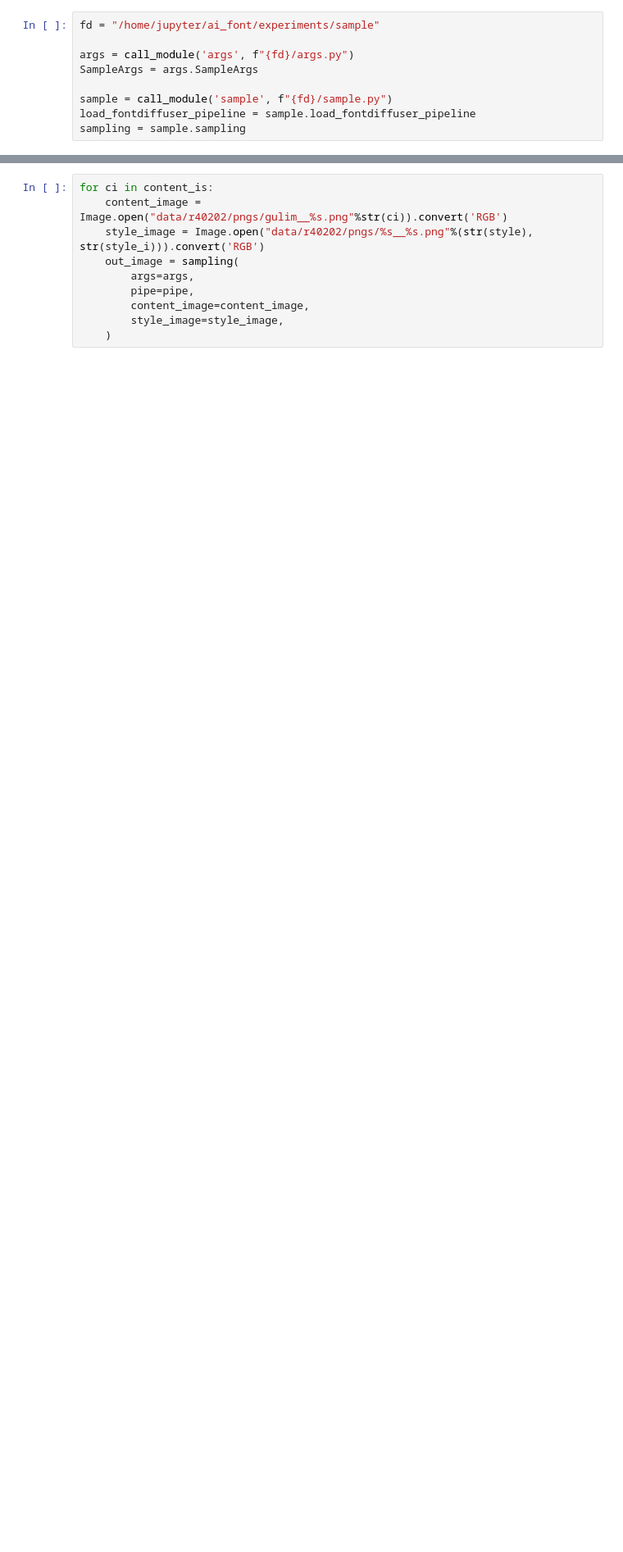
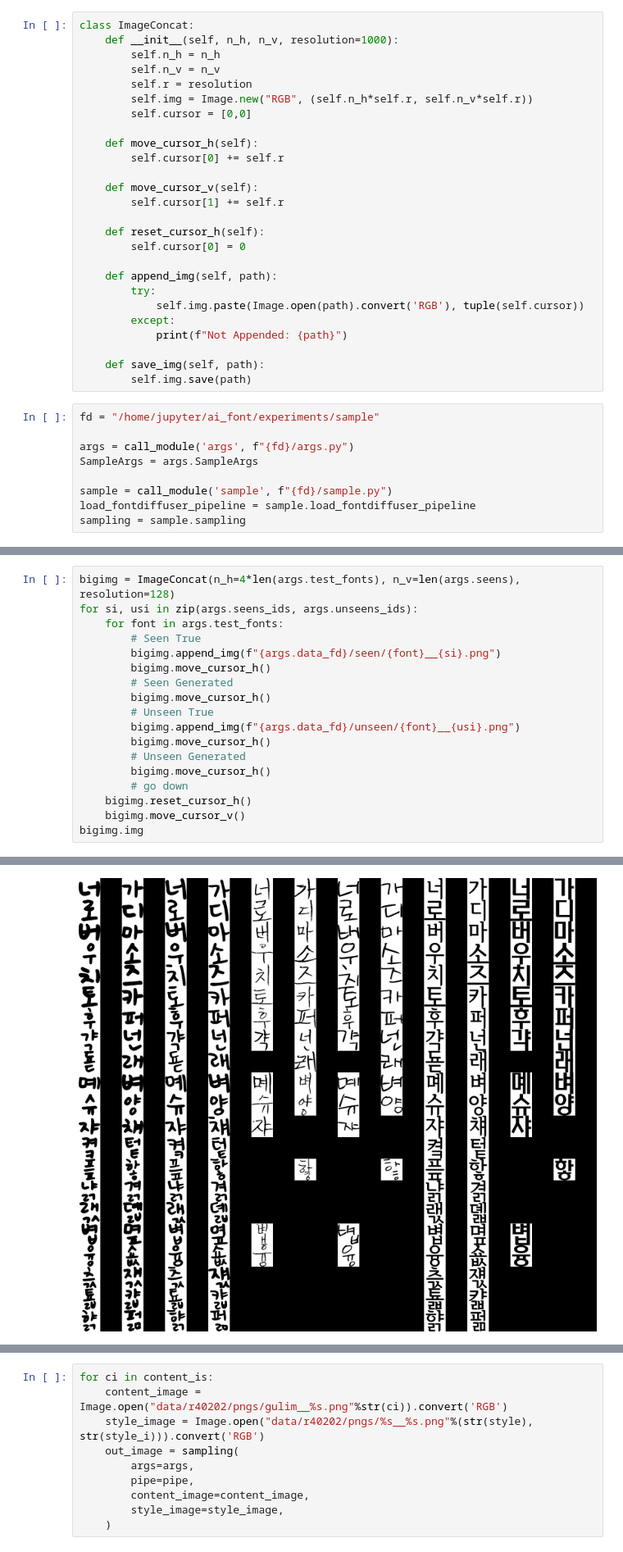
Before and after one commit to leo-z-kakaoent/ai_font, a Jupyter notebook: experiments/notebooks/sampling.ipynb, the cells around one changed output, grey strips where cells are left out. Shown at 82% size. Cells and saved outputs as stored; diff of their text form; blank space fills up the shorter version.

```diff
--- a/experiments/notebooks/sampling.ipynb
+++ b/experiments/notebooks/sampling.ipynb
@@ -11,6 +11,32 @@ def call_module(nm, path):
     sys.modules[nm] = foo
     spec.loader.exec_module(foo)
     return foo
+# %%
+class ImageConcat:
+    def __init__(self, n_h, n_v, resolution=1000):
+        self.n_h = n_h
+        self.n_v = n_v
+        self.r = resolution
+        self.img = Image.new("RGB", (self.n_h*self.r, self.n_v*self.r))
+        self.cursor = [0,0]
+
+    def move_cursor_h(self):
+        self.cursor[0] += self.r
+
+    def move_cursor_v(self):
+        self.cursor[1] += self.r
+
+    def reset_cursor_h(self):
+        self.cursor[0] = 0
+
+    def append_img(self, path):
+        try:
+            self.img.paste(Image.open(path).convert('RGB'), tuple(self.cursor))
+        except:
+            print(f"Not Appended: {path}")
+
+    def save_img(self, path):
+        self.img.save(path)
 # %%
 fd = "/home/jupyter/ai_font/experiments/sample"
 
@@ -52,0 +80,19 @@ args.test_fonts
+# %%
+bigimg = ImageConcat(n_h=4*len(args.test_fonts), n_v=len(args.seens), resolution=128)
+for si, usi in zip(args.seens_ids, args.unseens_ids):
+    for font in args.test_fonts:
+        # Seen True
+        bigimg.append_img(f"{args.data_fd}/seen/{font}__{si}.png")
+        bigimg.move_cursor_h()
+        # Seen Generated
+        bigimg.move_cursor_h()
+        # Unseen True
+        bigimg.append_img(f"{args.data_fd}/unseen/{font}__{usi}.png")
+        bigimg.move_cursor_h()
+        # Unseen Generated
+        bigimg.move_cursor_h()
+        # go down
+    bigimg.reset_cursor_h()
+    bigimg.move_cursor_v()
+bigimg.img
+# %% [output]
@@ -52,0 +116 @@ args.test_fonts
+[figure, added]
```
Also changed, not shown: parts of 10 cells of this notebook, 1 other file.
